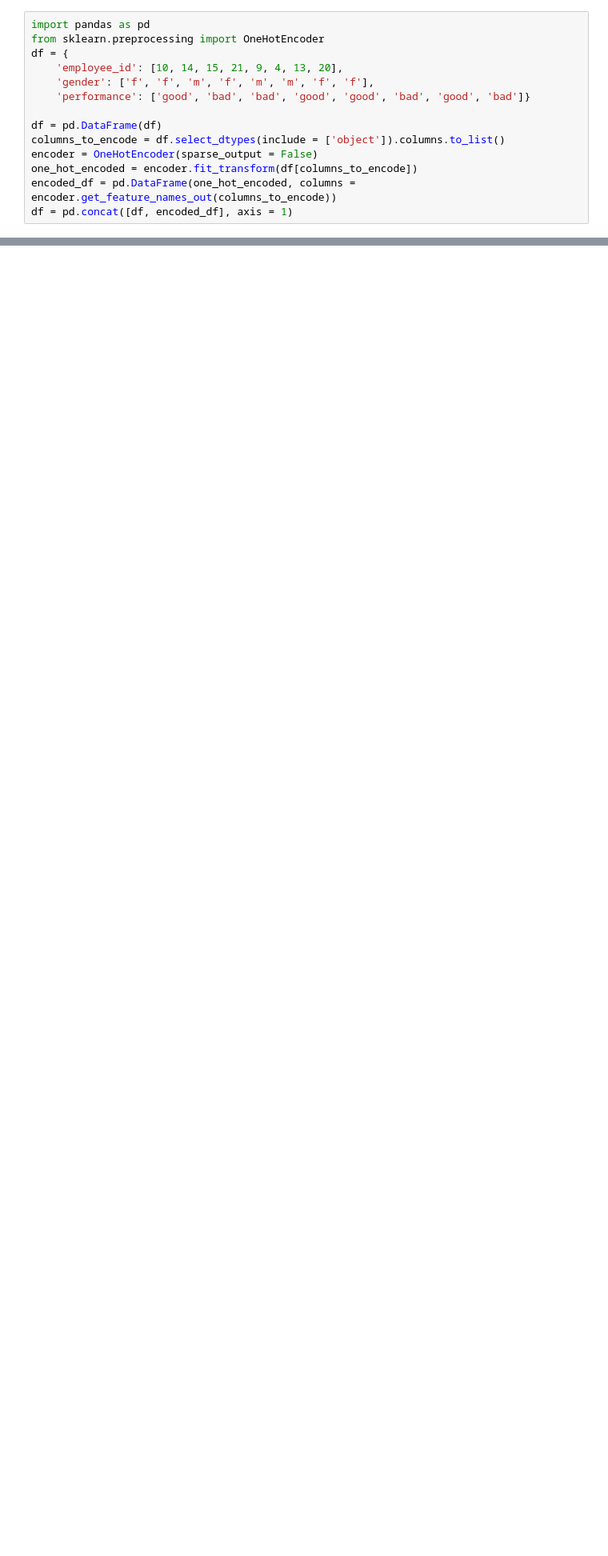
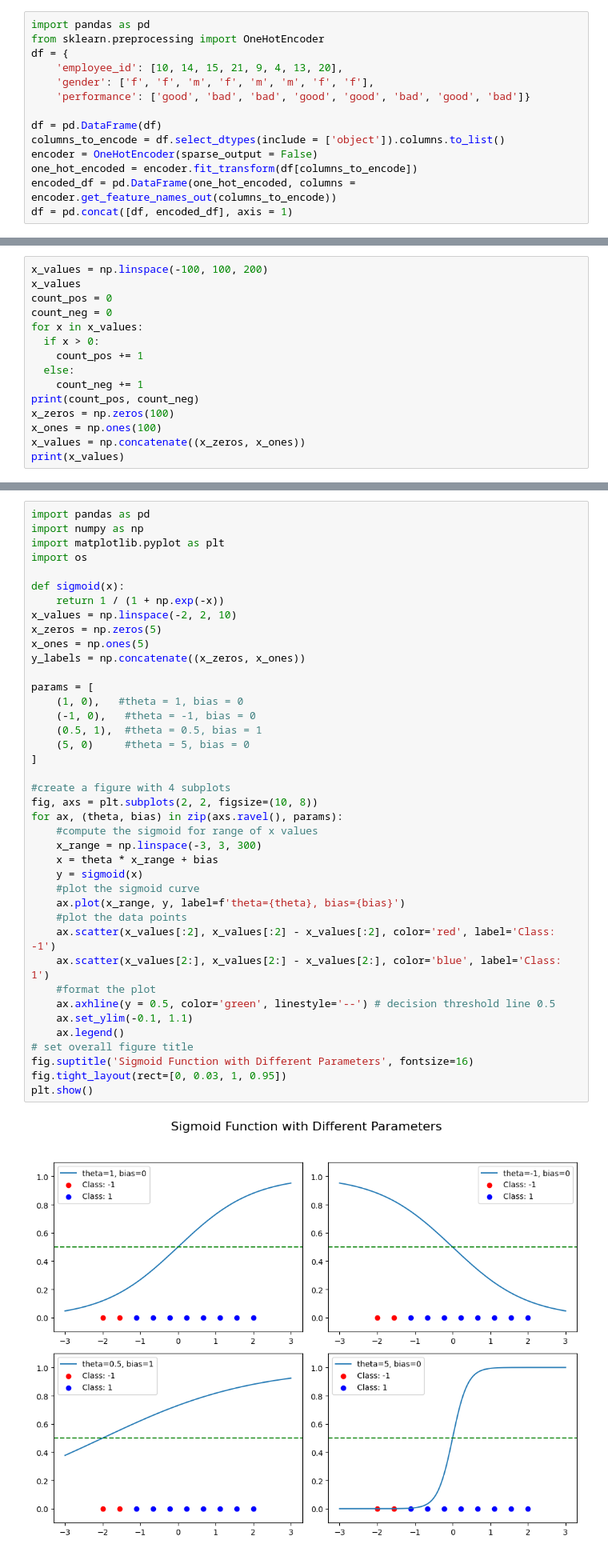
Before and after one commit to omar4646/My_repository, a Jupyter notebook: Classification_learning_algorithms.ipynb, the cells around one changed output, grey strips where cells are left out. Shown at 80% size. Saved outputs shown, nothing was run; the diff lists cells and outputs as text; blank space fills up the shorter version.

```diff
--- a/Classification_learning_algorithms.ipynb
+++ b/Classification_learning_algorithms.ipynb
@@ -304,0 +336,15 @@ df
+# %%
+x_values = np.linspace(-100, 100, 200)
+x_values
+count_pos = 0
+count_neg = 0
+for x in x_values:
+  if x > 0:
+    count_pos += 1
+  else:
+    count_neg += 1
+print(count_pos, count_neg)
+x_zeros = np.zeros(100)
+x_ones = np.ones(100)
+x_values = np.concatenate((x_zeros, x_ones))
+print(x_values)
@@ -304,0 +362,42 @@ df
+# %%
+import pandas as pd
+import numpy as np
+import matplotlib.pyplot as plt
+import os
+
+def sigmoid(x):
+    return 1 / (1 + np.exp(-x))
+x_values = np.linspace(-2, 2, 10)
+x_zeros = np.zeros(5)
+x_ones = np.ones(5)
+y_labels = np.concatenate((x_zeros, x_ones))
+
+params = [
+    (1, 0),   #theta = 1, bias = 0
+    (-1, 0),   #theta = -1, bias = 0
+    (0.5, 1),  #theta = 0.5, bias = 1
+    (5, 0)     #theta = 5, bias = 0
+]
+
+#create a figure with 4 subplots
+fig, axs = plt.subplots(2, 2, figsize=(10, 8))
+for ax, (theta, bias) in zip(axs.ravel(), params):
+    #compute the sigmoid for range of x values
+    x_range = np.linspace(-3, 3, 300)
+    x = theta * x_range + bias
+    y = sigmoid(x)
+    #plot the sigmoid curve
+    ax.plot(x_range, y, label=f'theta={theta}, bias={bias}')
+    #plot the data points
+    ax.scatter(x_values[:2], x_values[:2] - x_values[:2], color='red', label='Class: -1')
+    ax.scatter(x_values[2:], x_values[2:] - x_values[2:], color='blue', label='Class: 1')
+    #format the plot
+    ax.axhline(y = 0.5, color='green', linestyle='--') # decision threshold line 0.5
+    ax.set_ylim(-0.1, 1.1)
+    ax.legend()
+# set overall figure title
+fig.suptitle('Sigmoid Function with Different Parameters', fontsize=16)
+fig.tight_layout(rect=[0, 0.03, 1, 0.95])
+plt.show()
+# %% [output]
+[figure, added]
```
Also changed, not shown: parts of 4 cells of this notebook.
